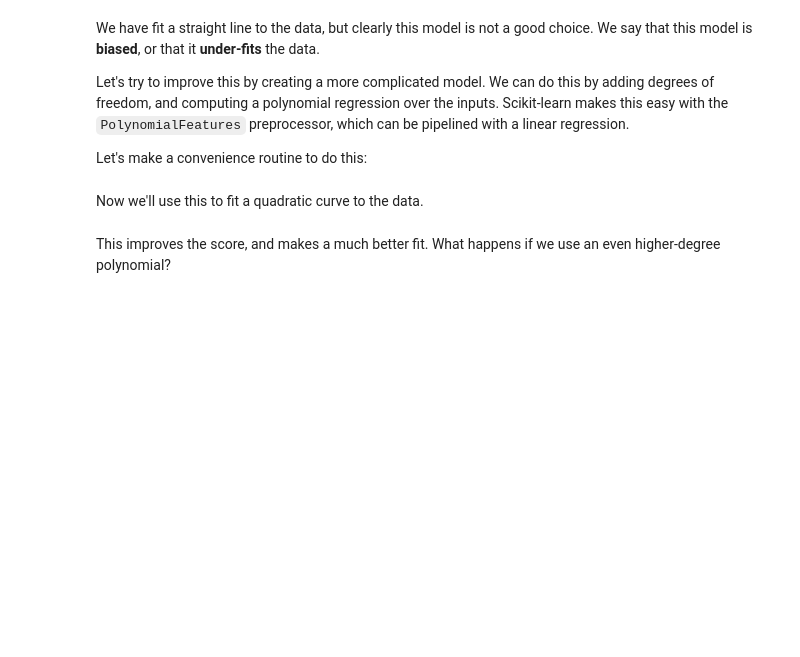
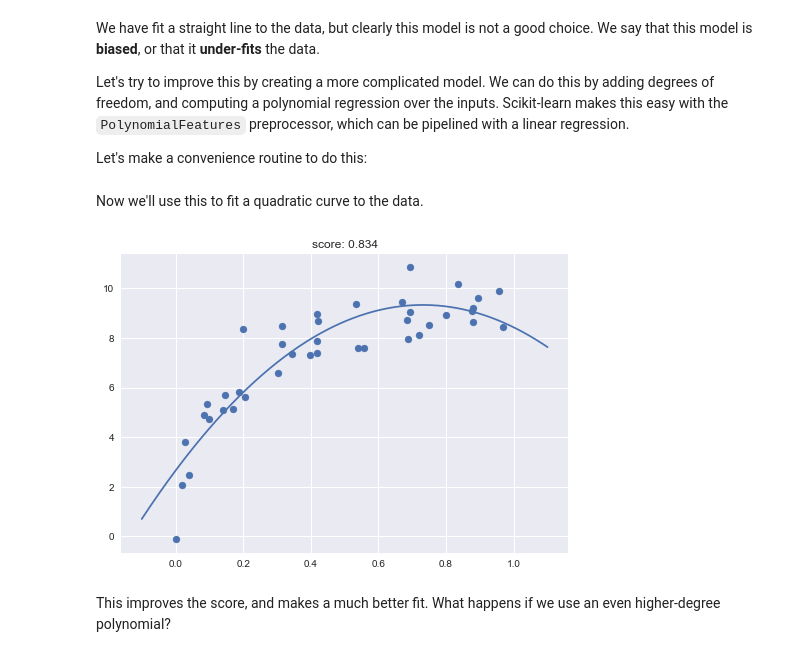
Before and after one commit to prasys/sklearn_tutorial, a Jupyter notebook: notebooks/05-Validation.ipynb, the cells around one changed output. Cells and saved outputs as stored; diff of their text form; code cells hidden in the pictures; blank space fills up the shorter version.

```diff
--- a/notebooks/05-Validation.ipynb
+++ b/notebooks/05-Validation.ipynb
@@ -206,11 +211,13 @@ Now we'll use this to fit a quadratic curve to the data.
 # %%
 model = PolynomialRegression(2)
 model.fit(X, y)
-y_test = model.predict(X_test)
+y2 = model.predict(X2)
 
 plt.scatter(X, y)
-plt.plot(X_test, y_test)
+plt.plot(X2, y2)
 plt.title(f"score: {model.score(X, y):.3}");
+# %% [output]
+[figure, added]
 # %% [markdown]
 This improves the score, and makes a much better fit.  What happens if we use an even higher-degree polynomial?
 # %%
```
Also changed, not shown: parts of 11 cells of this notebook.
